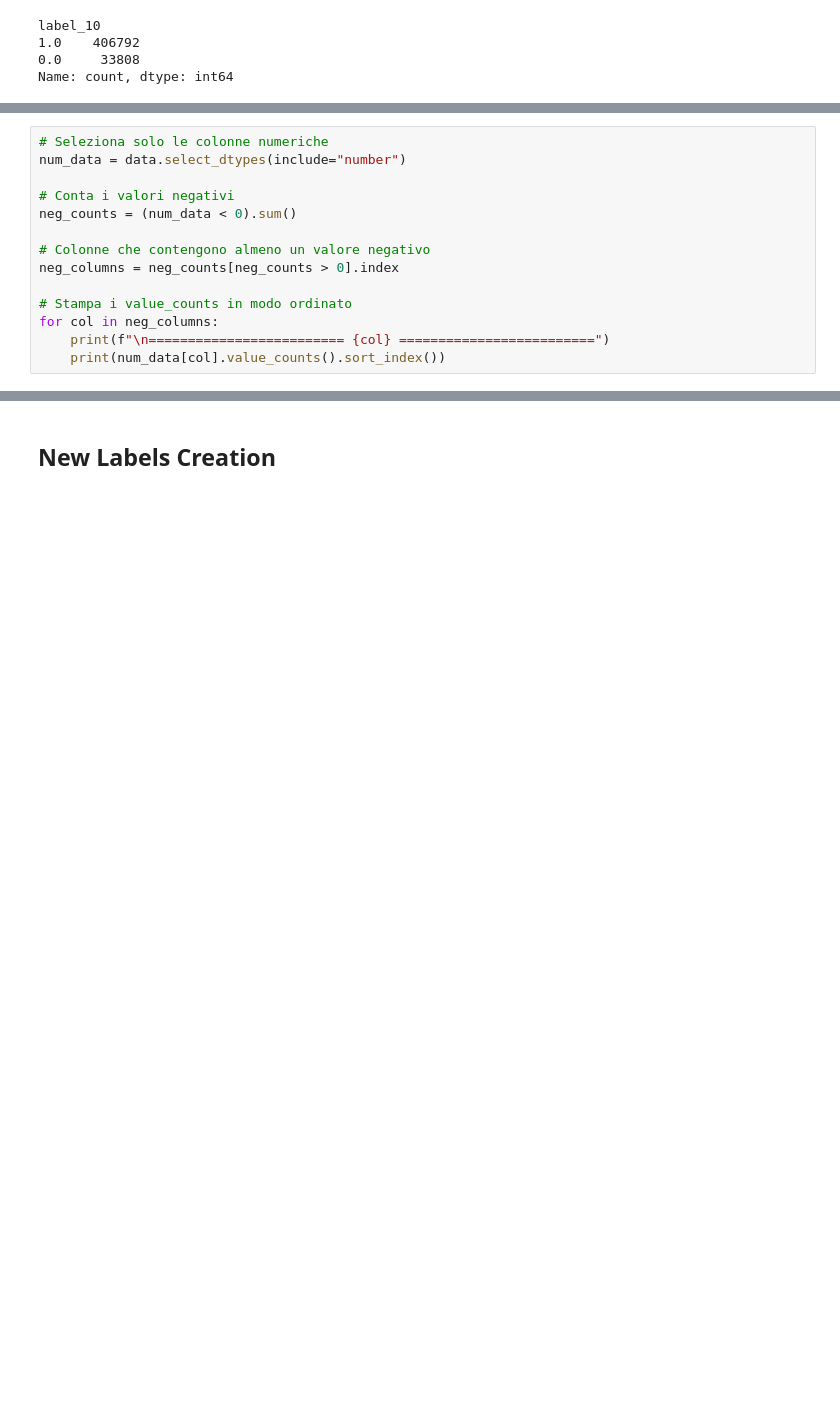
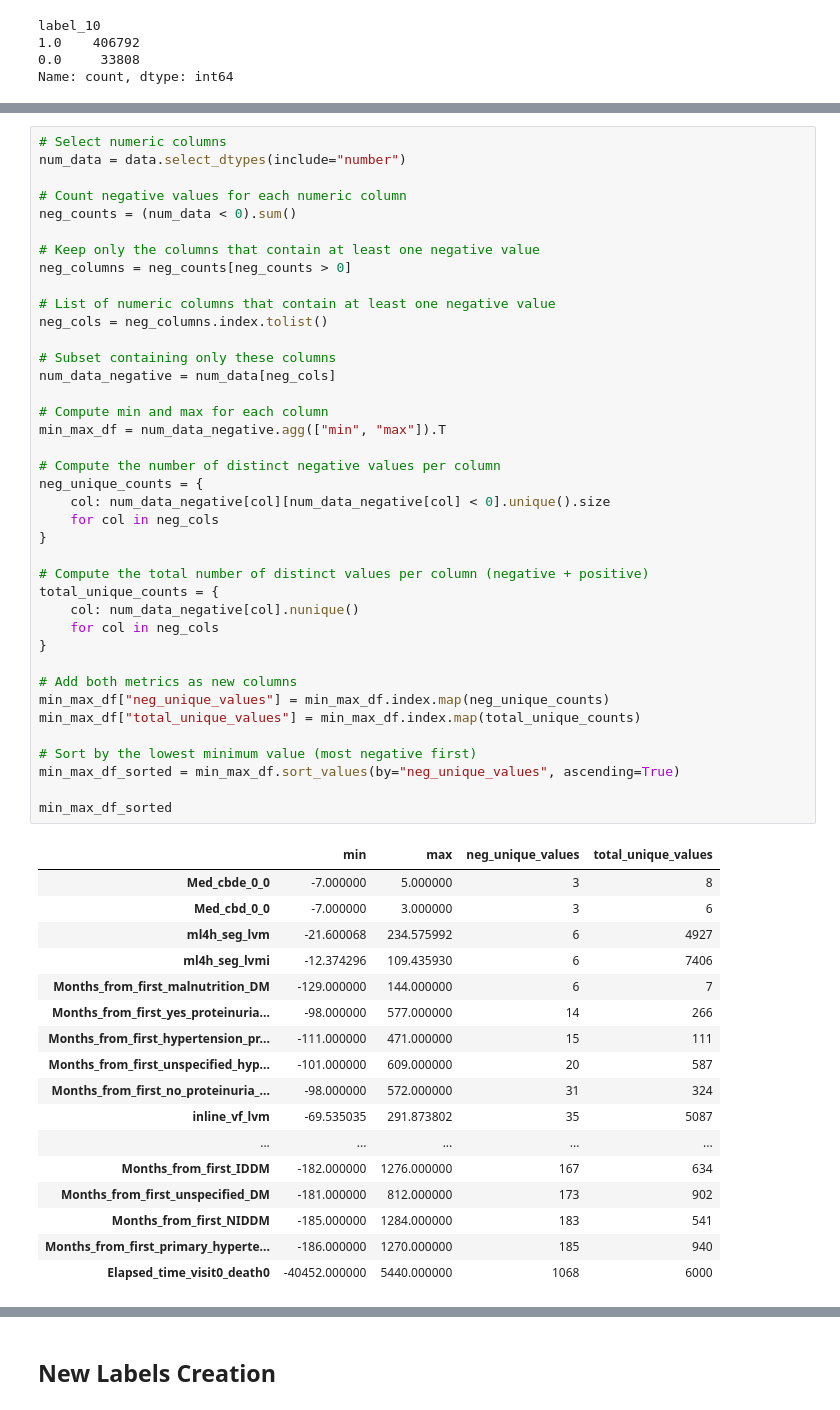
Before and after one commit to Angelido/clinical-data-encoding_vae, a Jupyter notebook: src/UKDataPreparation/cleaningData.ipynb, the cells around one changed output, grey strips where cells are left out. Drawn from its saved outputs; the diff is of its cells as text; blank space fills up the shorter version.

Commit message:
update cleaning UK data

```diff
--- a/src/UKDataPreparation/cleaningData.ipynb
+++ b/src/UKDataPreparation/cleaningData.ipynb
@@ -421,15 +437 @@ Name: count, dtype: int64
 # Data Cleaning
-# %%
-# Seleziona solo le colonne numeriche
-num_data = data.select_dtypes(include="number")
-
-# Conta i valori negativi
-neg_counts = (num_data < 0).sum()
-
-# Colonne che contengono almeno un valore negativo
-neg_columns = neg_counts[neg_counts > 0].index
-
-# Stampa i value_counts in modo ordinato
-for col in neg_columns:
-    print(f"\n========================= {col} =========================")
-    print(num_data[col].value_counts().sort_index())
@@ -435,0 +442,57 @@ for col in neg_columns:
+# %%
+# Select numeric columns
+num_data = data.select_dtypes(include="number")
+
+# Count negative values for each numeric column
+neg_counts = (num_data < 0).sum()
+
+# Keep only the columns that contain at least one negative value
+neg_columns = neg_counts[neg_counts > 0]
+
+# List of numeric columns that contain at least one negative value
+neg_cols = neg_columns.index.tolist()
+
+# Subset containing only these columns
+num_data_negative = num_data[neg_cols]
+
+# Compute min and max for each column
+min_max_df = num_data_negative.agg(["min", "max"]).T
+
+# Compute the number of distinct negative values per column
+neg_unique_counts = {
+    col: num_data_negative[col][num_data_negative[col] < 0].unique().size
+    for col in neg_cols
+}
+
+# Compute the total number of distinct values per column (negative + positive)
+total_unique_counts = {
+    col: num_data_negative[col].nunique()
+    for col in neg_cols
+}
+
+# Add both metrics as new columns
+min_max_df["neg_unique_values"] = min_max_df.index.map(neg_unique_counts)
+min_max_df["total_unique_values"] = min_max_df.index.map(total_unique_counts)
+
+# Sort by the lowest minimum value (most negative first)
+min_max_df_sorted = min_max_df.sort_values(by="neg_unique_values", ascending=True)
+
+min_max_df_sorted
+# %% [output]
+|  | min | max | neg_unique_values | total_unique_values |
+| Med_cbde_0_0 | -7.000000 | 5.000000 | 3 | 8 |
+| Med_cbd_0_0 | -7.000000 | 3.000000 | 3 | 6 |
+| ml4h_seg_lvm | -21.600068 | 234.575992 | 6 | 4927 |
+| ml4h_seg_lvmi | -12.374296 | 109.435930 | 6 | 7406 |
+| Months_from_first_malnutrition_DM | -129.000000 | 144.000000 | 6 | 7 |
+| Months_from_first_yes_proteinuria... | -98.000000 | 577.000000 | 14 | 266 |
+| Months_from_first_hypertension_pr... | -111.000000 | 471.000000 | 15 | 111 |
+| Months_from_first_unspecified_hyp... | -101.000000 | 609.000000 | 20 | 587 |
+| Months_from_first_no_proteinuria_... | -98.000000 | 572.000000 | 31 | 324 |
+| inline_vf_lvm | -69.535035 | 291.873802 | 35 | 5087 |
+| ... | ... | ... | ... | ... |
+| Months_from_first_IDDM | -182.000000 | 1276.000000 | 167 | 634 |
+| Months_from_first_unspecified_DM | -181.000000 | 812.000000 | 173 | 902 |
+| Months_from_first_NIDDM | -185.000000 | 1284.000000 | 183 | 541 |
+| Months_from_first_primary_hyperte... | -186.000000 | 1270.000000 | 185 | 940 |
+| Elapsed_time_visit0_death0 | -40452.000000 | 5440.000000 | 1068 | 6000 |
```
Also changed, not shown: parts of 10 cells of this notebook.
